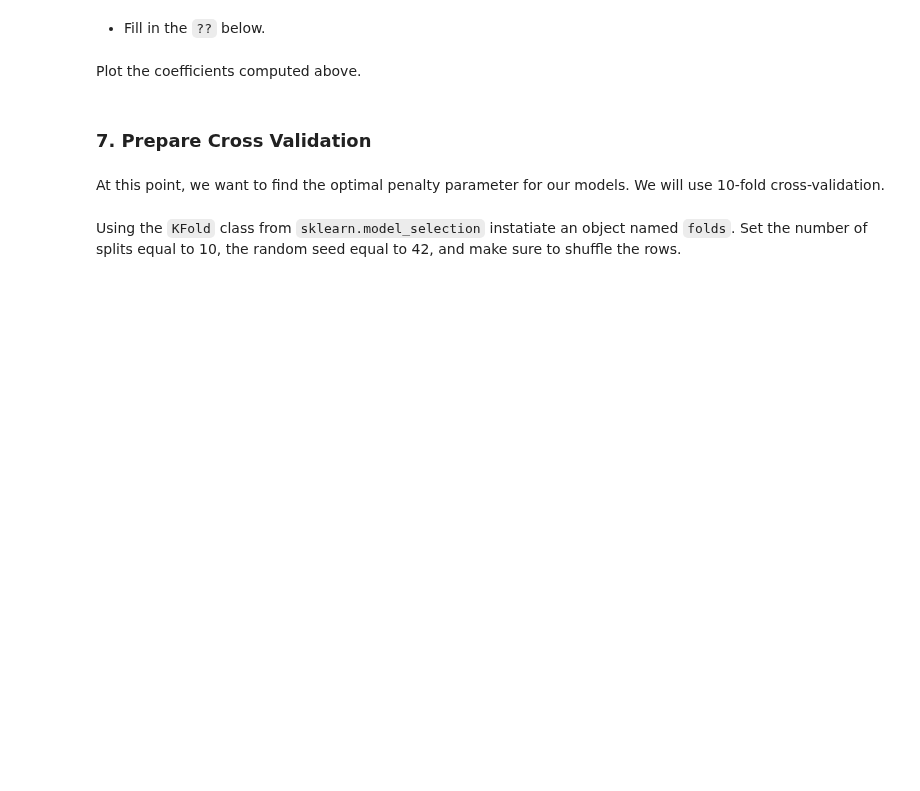
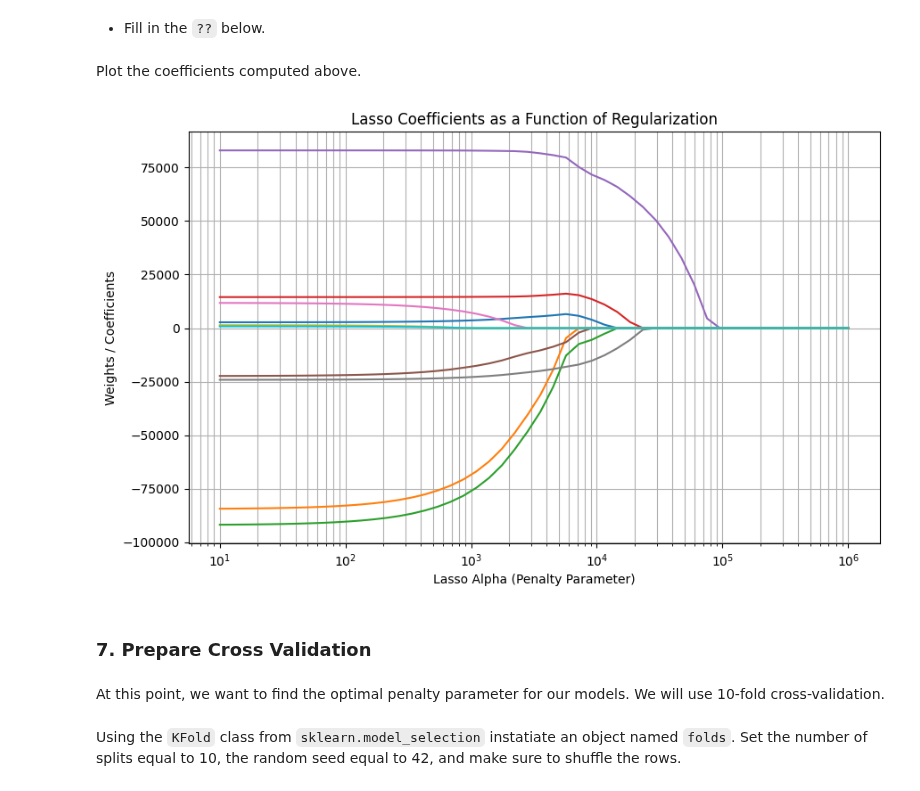
Before and after one commit to Guus03/MSc-Business-Analytics, a Jupyter notebook: Machine-Learning/Exercise_04.ipynb, the cells around one changed output. Cells and saved outputs as stored; diff of their text form; code cells hidden in the pictures; blank space fills up the shorter version.

```diff
--- a/Machine-Learning/Exercise_04.ipynb
+++ b/Machine-Learning/Exercise_04.ipynb
@@ -80,3 +182,5 @@ Plot the coefficients computed above.
 ### 5. Fit Lasso regression
 # %% [markdown]
 Fit the lasso regression (pipeline) on the training data previously created.
+# %%
+lasso_pipe.fit(X_train, y_train)
@@ -88,3 +203,7 @@ Compute the root mean square error of the fitted model on both the training and
 As above, we want to plot the coefficients of the lasso regression for different values of the penalty parameter.
 # %% [markdown]
 Create a (geometrically spaced) grid, named `lasso_grid`, of penalty values ranging from `1` to `1e6`.
+# %%
+# Generates 50 geometrically spaced values
+lasso_grid = {"lasso__alpha": list(np.logspace(1, 6, num=50))}
+print(lasso_grid)
@@ -91,13 +212,30 @@ Create a (geometrically spaced) grid, named `lasso_grid`, of penalty values rang
 # %% [markdown]
 * Fill in the `??` below.
 # %%
+# Same but lasso
 coefs = []
-for ??:
-    lasso_pipe.set_params(??)
-    lasso_pipe.fit(??)
-    coefs.append(lasso_pipe.named_steps[??].coef_)
+for alpha in lasso_grid["lasso__alpha"]:
+    lasso_pipe.set_params(lasso__alpha = alpha)
+    lasso_pipe.fit(X_train, y_train)
+    coefs.append(lasso_pipe.named_steps['lasso'].coef_)
 # %% [markdown]
 Plot the coefficients computed above.
+# %%
+# Plot the coefficients
+plt.figure(figsize=(10, 6))
+plt.plot(lasso_grid["lasso__alpha"], coefs)
+
+# Set X-axis to log scale since alphas are geometrically spaced
+plt.xscale('log')
+
+# Add styling and labels
+plt.xlabel('Lasso Alpha (Penalty Parameter)')
+plt.ylabel('Weights / Coefficients')
+plt.title('Lasso Coefficients as a Function of Regularization')
+plt.grid(True, which="both")
+plt.show()
+# %% [output]
+[figure, added]
 # %% [markdown]
 ### 7. Prepare Cross Validation
 # %% [markdown]
```
Also changed, not shown: parts of 32 cells of this notebook.
